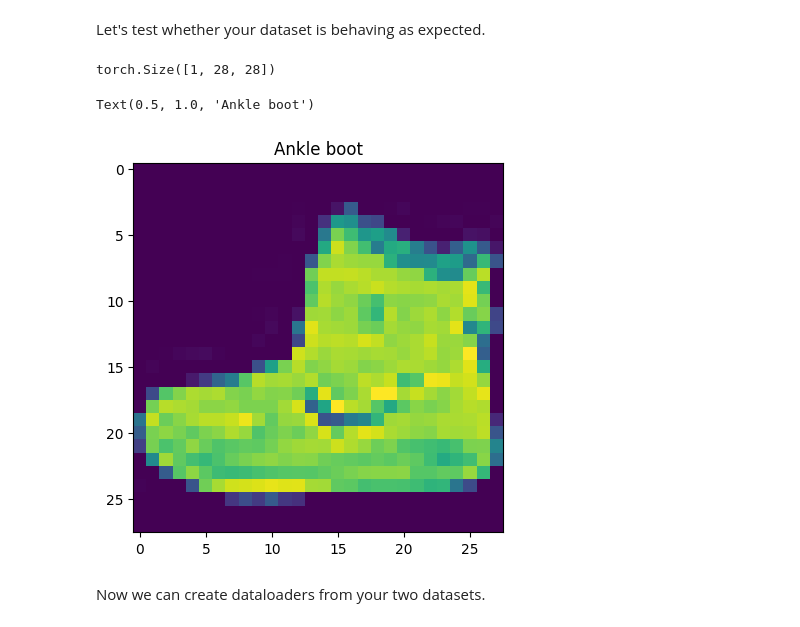
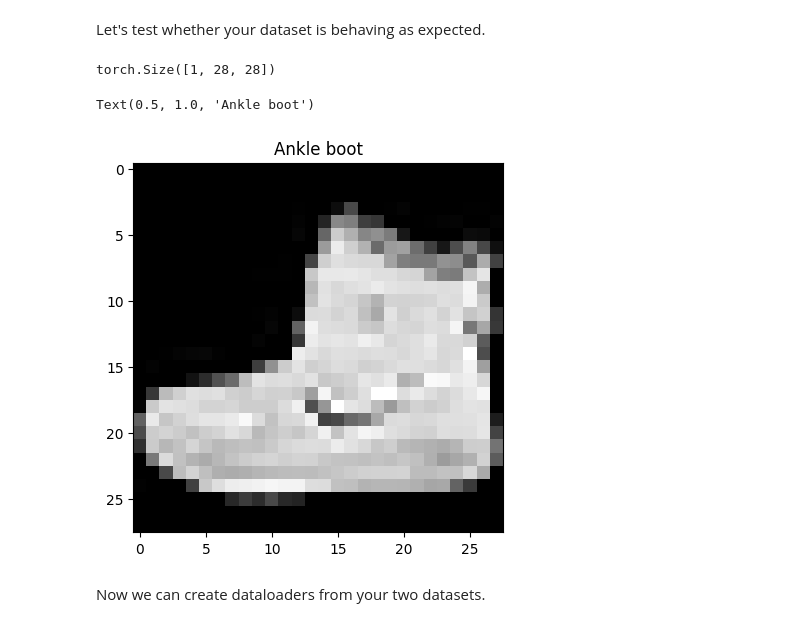
Before and after one commit to dont-text-me/INT3-work, a Jupyter notebook: week-9/PADL_Week_9.ipynb, the cells around one changed output. Saved outputs shown, nothing was run; the diff lists cells and outputs as text; code cells hidden in the pictures.

```diff
--- a/week-9/PADL_Week_9.ipynb
+++ b/week-9/PADL_Week_9.ipynb
@@ -124,14 +124,14 @@ Let's test whether your dataset is behaving as expected.
 # %%
 from matplotlib import pyplot as plt
 
 image, label = train_data[0]
 print(image.shape)  # should be 1 x 28 x 28
-plt.imshow(image.squeeze(0))
+plt.imshow(image.squeeze(0), cmap="gray")
 plt.title(classes[label])
 # %% [output]
 torch.Size([1, 28, 28])
 Text(0.5, 1.0, 'Ankle boot')
-[figure, old version]
+[figure, new version]
 # %% [markdown]
 Now we can create dataloaders from your two datasets.
 # %%
```
Also changed, not shown: parts of 10 cells of this notebook.
